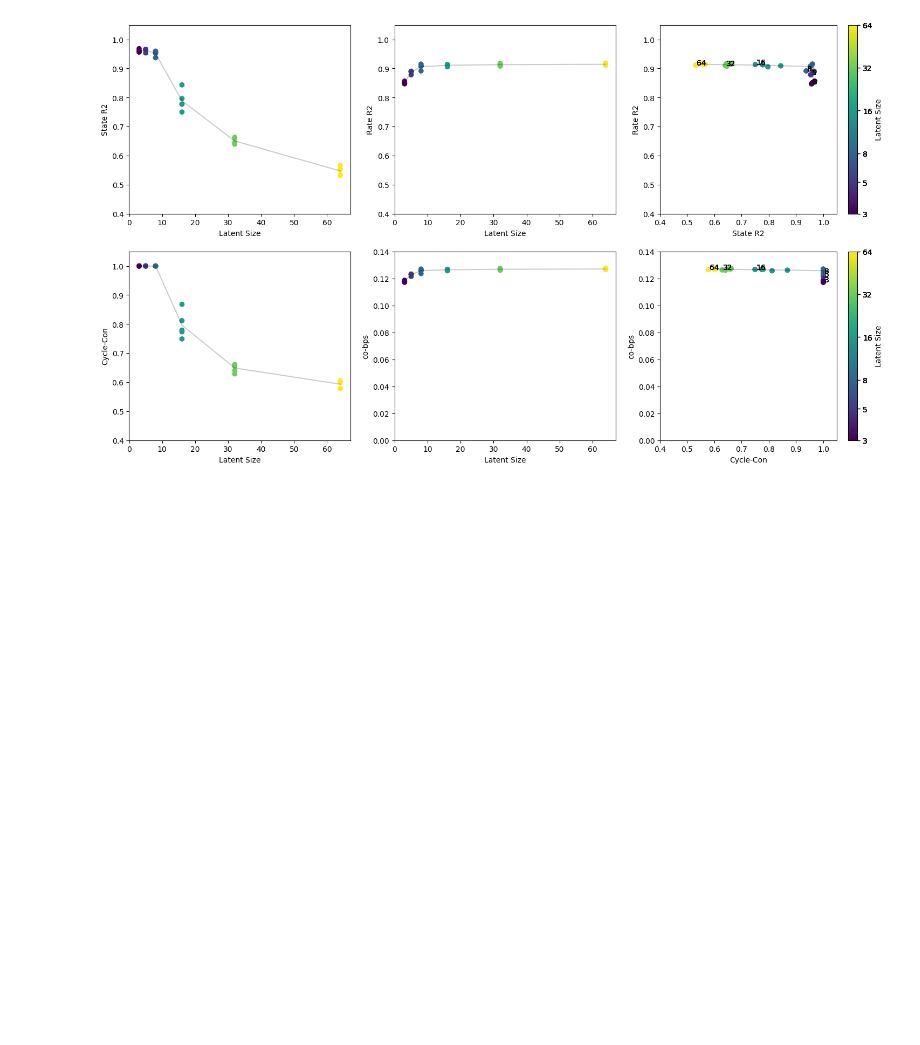
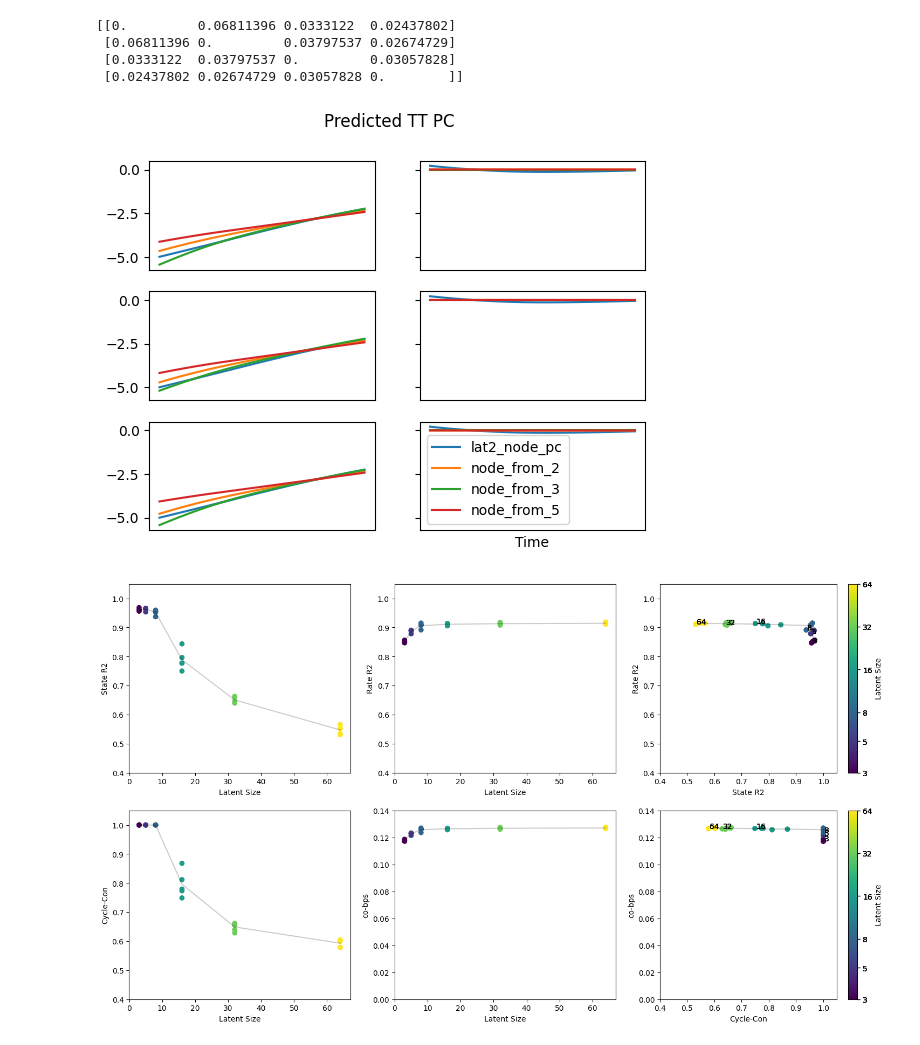
Before and after one commit to alejandradu/ComputationThruDynamicsBenchmark, a Jupyter notebook: examples/notebooks/PC_DD_TT_comparison.ipynb, the cells around one changed output. Saved outputs shown, nothing was run; the diff lists cells and outputs as text; code cells hidden in the pictures; blank space fills up the shorter version.

```diff
--- a/examples/notebooks/PC_DD_TT_comparison.ipynb
+++ b/examples/notebooks/PC_DD_TT_comparison.ipynb
@@ -72,0 +209,15 @@ Cycle Consistency R2: 0.9964761137962341
+# %%
+print(similarities)
+
+# from the same TT model, a gainst itself at size 2
+# [[0.         0.02385649]
+#  [0.02385649 0.        ]]
+# %% [output]
+[[0.         0.06811396 0.0333122  0.02437802]
+ [0.06811396 0.         0.03797537 0.02674729]
+ [0.0333122  0.03797537 0.         0.03057828]
+ [0.02437802 0.02674729 0.03057828 0.        ]]
+# %%
+comp_node_lat2.plot_trials_reference_dims(num_trials=3,dims=[0,1])
+# %% [output]
+[figure, added]
```
Also changed, not shown: parts of 8 cells of this notebook, 5 other files.
